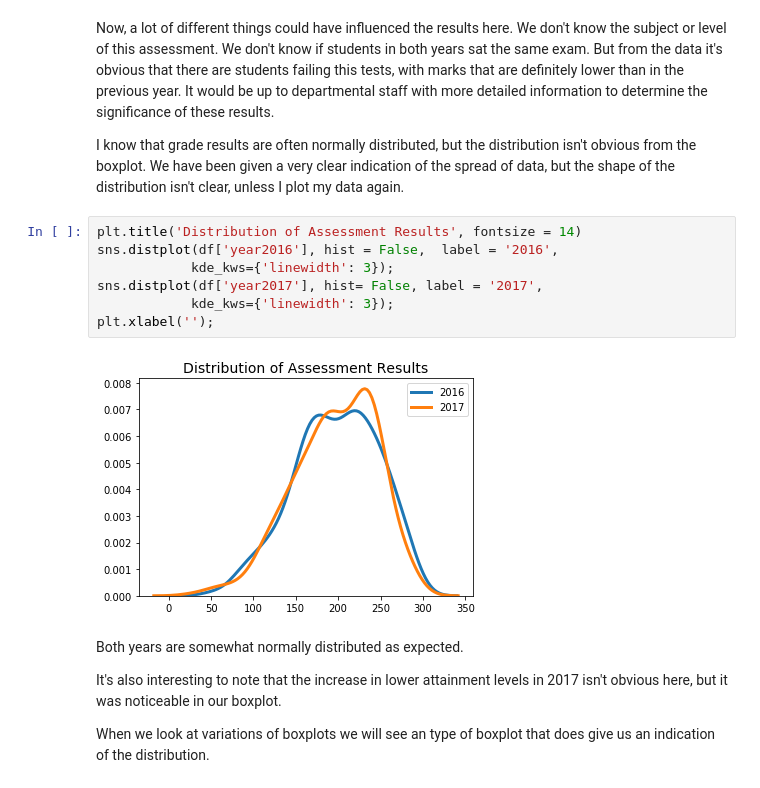
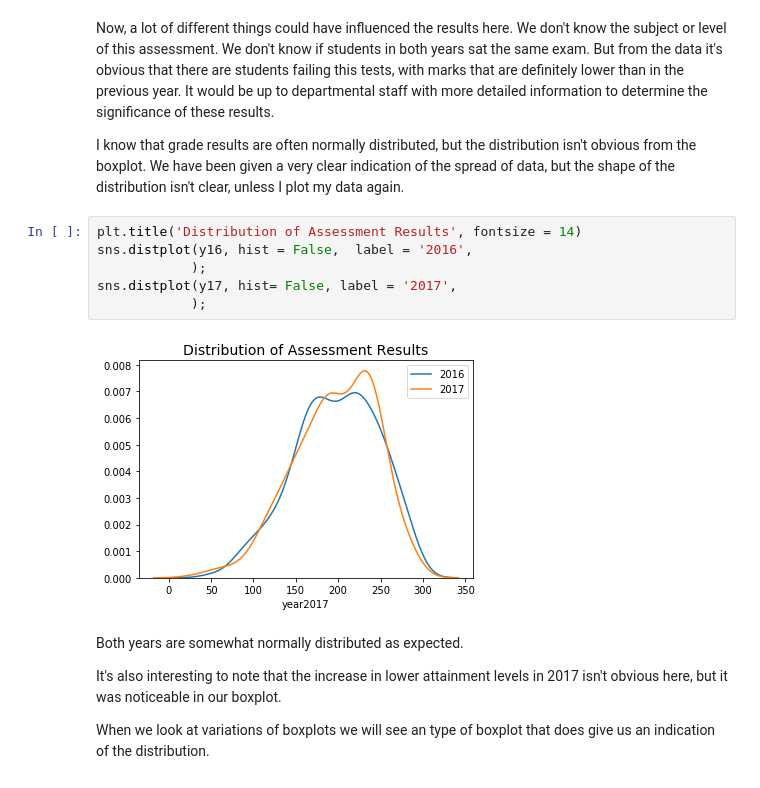
Before and after one commit to MarionMcG/fundamentals_data_analysis, a Jupyter notebook: boxplots.ipynb, the cells around one changed output. Saved outputs shown, nothing was run; the diff lists cells and outputs as text.

```diff
--- a/boxplots.ipynb
+++ b/boxplots.ipynb
@@ -258,13 +238,12 @@ Now, a lot of different things could have influenced the results here. We don't
 I know that grade results are often normally distributed, but the distribution isn't obvious from the boxplot. We have been given a very clear indication of the spread of data, but the shape of the distribution isn't clear, unless I plot my data again.
 # %%
 plt.title('Distribution of Assessment Results', fontsize = 14)
-sns.distplot(df['year2016'], hist = False,  label = '2016',
-            kde_kws={'linewidth': 3});
-sns.distplot(df['year2017'], hist= False, label = '2017',
-            kde_kws={'linewidth': 3});
-plt.xlabel('');
+sns.distplot(y16, hist = False,  label = '2016',
+            );
+sns.distplot(y17, hist= False, label = '2017',
+            );
 # %% [output]
-[figure, old version]
+[figure, new version]
 # %% [markdown]
 Both years are somewhat normally distributed as expected.
 
```
Also changed, not shown: parts of 7 cells of this notebook.
